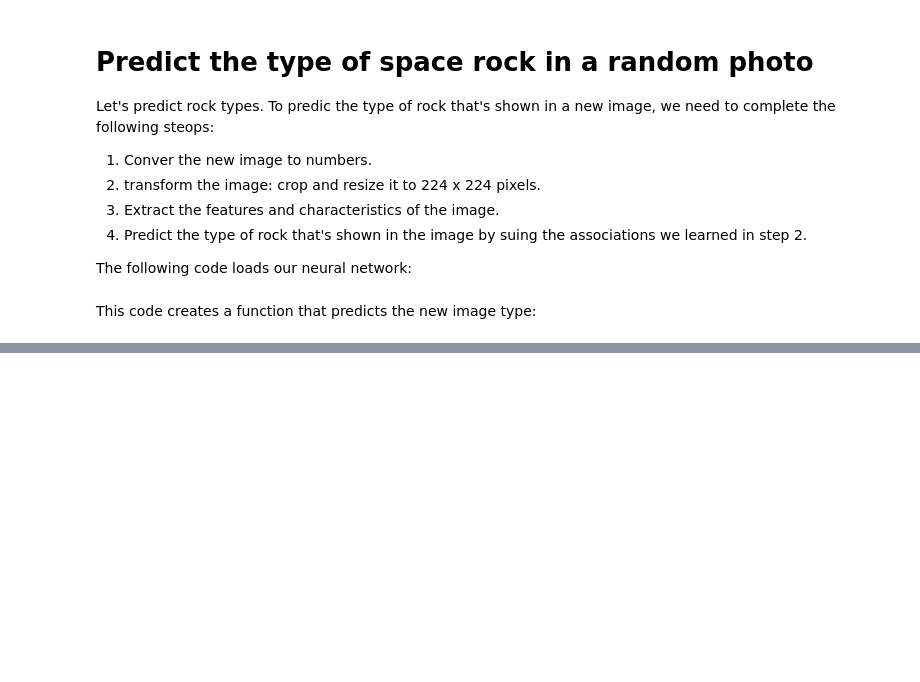
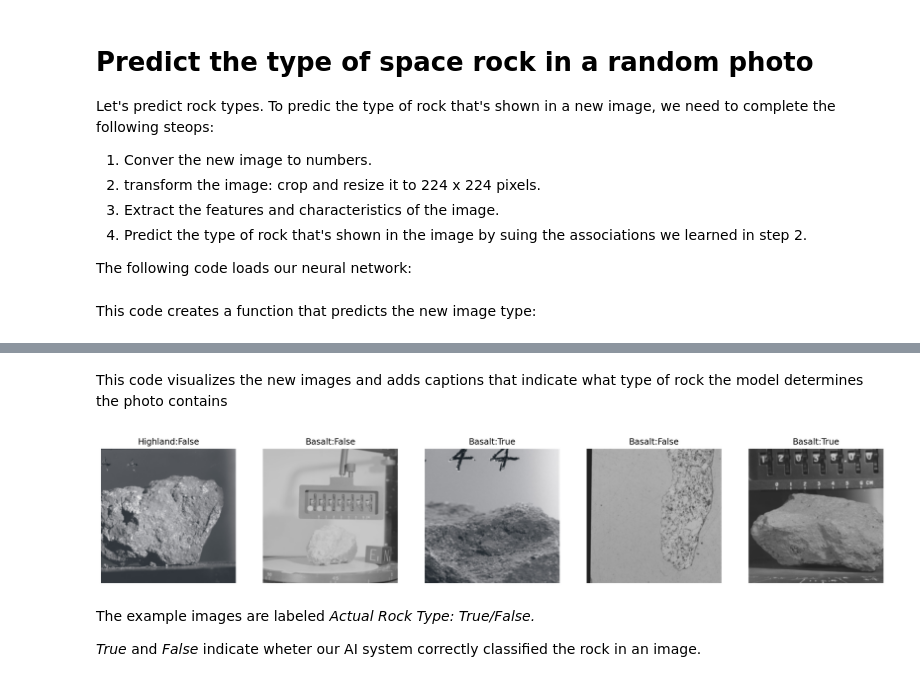
Before and after one commit to Jeffresh/classify-space-rocks-by-using-python-and-artificial-intelligence-, a Jupyter notebook: ClassifySpaceRockProgram.ipynb, the cells around one changed output, grey strips where cells are left out. Cells and saved outputs as stored; diff of their text form; code cells hidden in the pictures; blank space fills up the shorter version.

Commit message:
:sparkles: update notebook with test a neural network that classifies photos of space rocks

```diff
--- a/ClassifySpaceRockProgram.ipynb
+++ b/ClassifySpaceRockProgram.ipynb
@@ -304,0 +314,25 @@ def predict_image(image):
+# %% [markdown]
+This code visualizes the new images and adds captions that indicate what type of rock the model determines the photo contains
+# %%
+to_pil = transforms.ToPILImage()
+images, labels = get_random_images(5)
+fig = plt.figure(figsize = (20, 10))
+
+classes = trainloader.dataset.classes
+
+for ii in range(len(images)):
+    image = to_pil(images[ii])
+    index = predict_image(image)
+    sub = fig.add_subplot(1, len(images), ii + 1)
+    res = int(labels[ii]) == index
+    sub.set_title(str(classes[index]) + ":" + str(res))
+    plt.axis('off')
+    plt.imshow(image)
+
+plt.show()
+# %% [output]
+[figure, added]
+# %% [markdown]
+The example images are labeled *Actual Rock Type: True/False.*
+
+*True* and *False* indicate wheter our AI system correctly classified the rock in an image.
```
Also changed, not shown: parts of 2 cells of this notebook.
